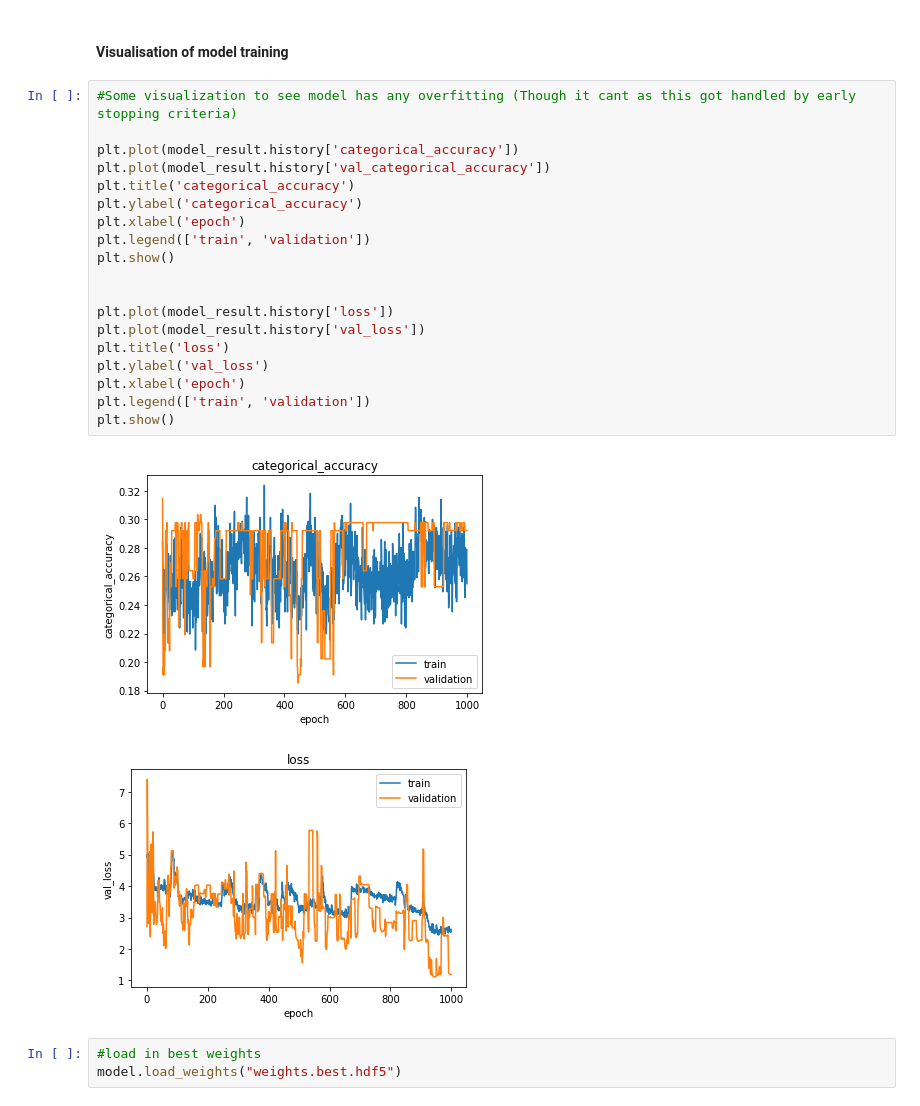
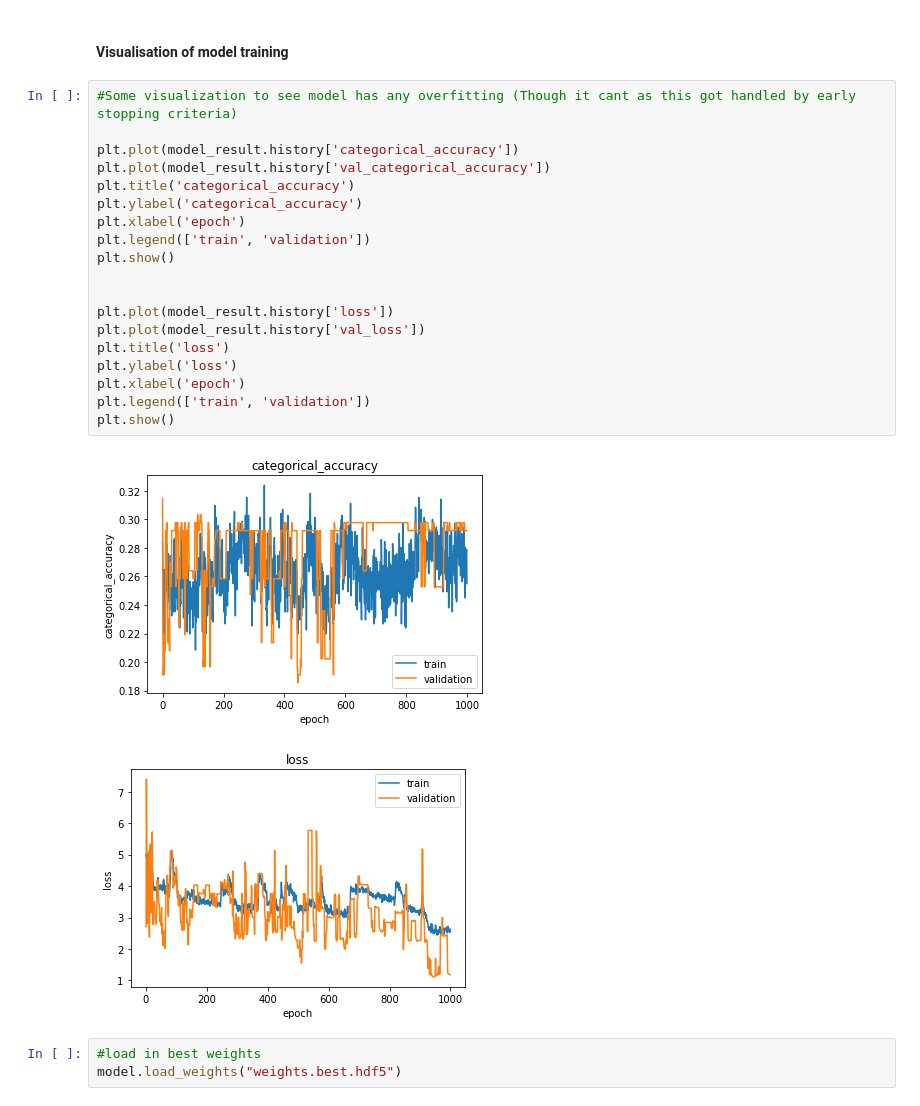
Before and after one commit to dpmjansen/machine-learning, a Jupyter notebook: projects/capstone/kaggle-costa-rica/script/capstone.ipynb, the cells around one changed output. Drawn from its saved outputs; the diff is of its cells as text.

```diff
--- a/projects/capstone/kaggle-costa-rica/script/capstone.ipynb
+++ b/projects/capstone/kaggle-costa-rica/script/capstone.ipynb
@@ -786,25 +786,25 @@ dict_keys(['val_loss', 'val_categorical_accuracy', 'loss', 'categorical_accuracy
 # %%
 #Some visualization to see model has any overfitting (Though it cant as this got handled by early stopping criteria)
 
 plt.plot(model_result.history['categorical_accuracy'])
 plt.plot(model_result.history['val_categorical_accuracy'])
 plt.title('categorical_accuracy')
 plt.ylabel('categorical_accuracy')
 plt.xlabel('epoch')
 plt.legend(['train', 'validation'])
 plt.show()
 
 
 plt.plot(model_result.history['loss'])
 plt.plot(model_result.history['val_loss'])
 plt.title('loss')
-plt.ylabel('val_loss')
+plt.ylabel('loss')
 plt.xlabel('epoch')
 plt.legend(['train', 'validation'])
 plt.show()
 # %% [output]
 [figure]
-[figure, old version]
+[figure, new version]
 # %%
 #load in best weights
 model.load_weights("weights.best.hdf5")
```
Also changed, not shown: 3 other files.
